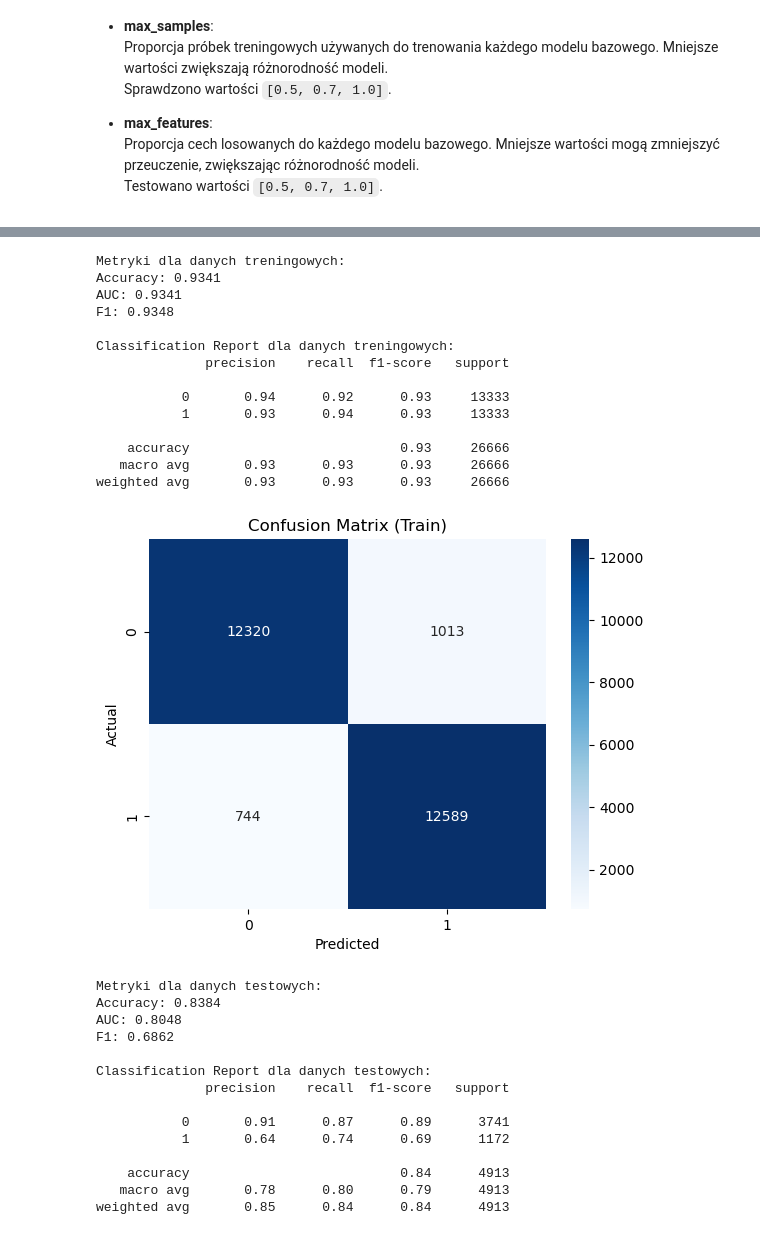
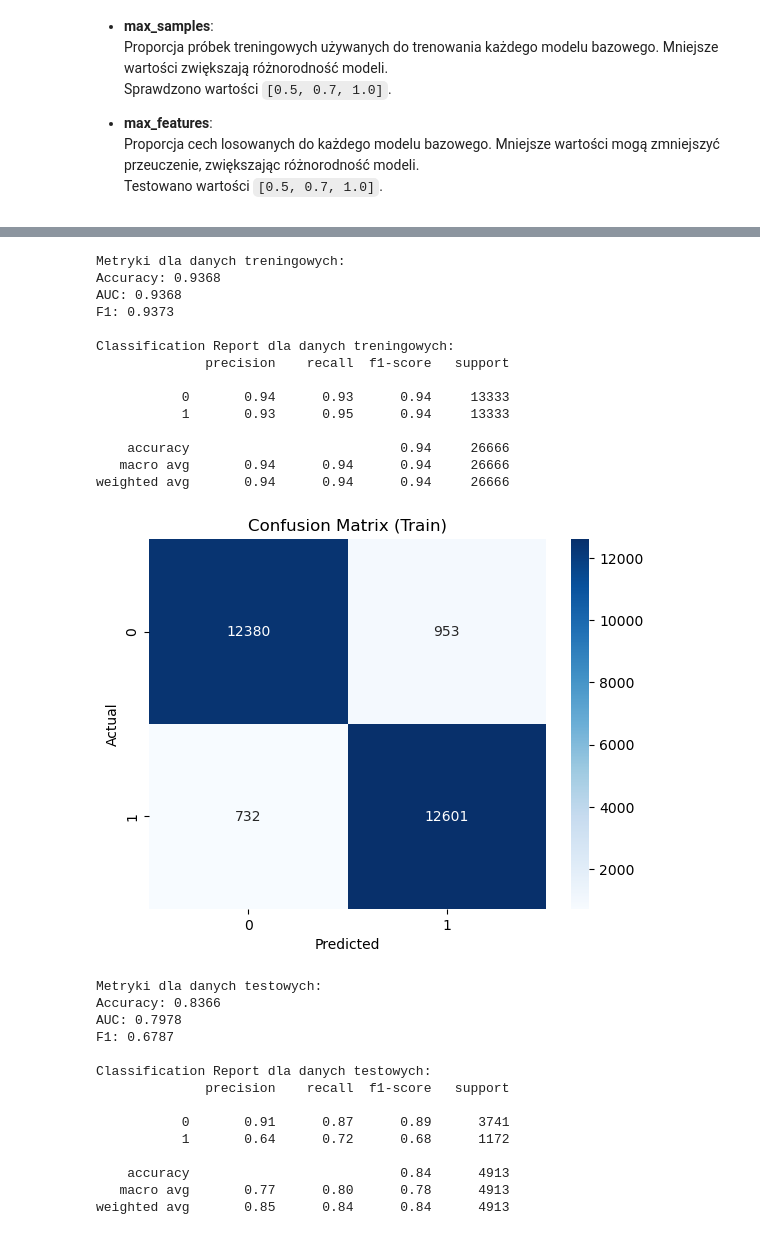
Before and after one commit to adrianzyla/annual_income_analysis, a Jupyter notebook: annual_income_analysis_ania.ipynb, the cells around one changed output, grey strips where cells are left out. Cells and saved outputs as stored; diff of their text form; code cells hidden in the pictures.

```diff
--- a/annual_income_analysis_ania.ipynb
+++ b/annual_income_analysis_ania.ipynb
@@ -835,9 +839,7 @@ Najlepsze parametry: {'criterion': 'gini', 'max_depth': 20, 'min_samples_leaf':
 Najlepszy wynik: 0.88
 # %%
-best_model = grid_search.best_estimator_
-best_model.fit(X_resampled, y_resampled)
-evaluate_model(best_model, X_resampled, y_resampled, X_test, y_test)
-# test_score = best_model.score(X_test, y_test)
-# print(f"Dokładność na zbiorze testowym: {test_score:0.2f}")
+grid_randomforest = grid_search.best_estimator_
+grid_randomforest.fit(X_resampled, y_resampled)
+evaluate_model(grid_randomforest, X_resampled, y_resampled, X_test, y_test)
 # %% [output]
 Metryki dla danych treningowych:
@@ -942,7 +1007,7 @@ model = BaggingClassifier(random_state=42)
 
 param_grid = {
     'base_estimator': [DecisionTreeClassifier(max_depth=20, min_samples_split=10, min_samples_leaf=5)],
-    'n_estimators': [3, 5, 10, 20, 30, 50, 100],
+    'n_estimators': [3, 5, 10, 20, 30],
     'max_samples': [0.5, 0.7, 1.0],
     'max_features': [0.5, 0.7, 1.0],
 }
@@ -991,35 +1056,35 @@ Najlepsze parametry: {'base_estimator': DecisionTreeClassifier(max_depth=20, min
 Najlepszy wynik: 0.88
 # %%
-best_model = grid_search.best_estimator_
-best_model.fit(X_resampled, y_resampled)
-evaluate_model(best_model, X_resampled, y_resampled, X_test, y_test)
+grid_bagging = grid_search.best_estimator_
+grid_bagging.fit(X_resampled, y_resampled)
+evaluate_model(grid_bagging, X_resampled, y_resampled, X_test, y_test)
 # %% [output]
 Metryki dla danych treningowych:
-Accuracy: 0.9341
-AUC: 0.9341
-F1: 0.9348
+Accuracy: 0.9368
+AUC: 0.9368
+F1: 0.9373
 
 Classification Report dla danych treningowych:
               precision    recall  f1-score   support
 
-           0       0.94      0.92      0.93     13333
-           1       0.93      0.94      0.93     13333
+           0       0.94      0.93      0.94     13333
+           1       0.93      0.95      0.94     13333
 
-    accuracy                           0.93     26666
-   macro avg       0.93      0.93      0.93     26666
-weighted avg       0.93      0.93      0.93     26666
+    accuracy                           0.94     26666
+   macro avg       0.94      0.94      0.94     26666
+weighted avg       0.94      0.94      0.94     26666
-[figure, old version]
+[figure, new version]
 Metryki dla danych testowych:
-Accuracy: 0.8384
-AUC: 0.8048
-F1: 0.6862
+Accuracy: 0.8366
+AUC: 0.7978
+F1: 0.6787
 
 Classification Report dla danych testowych:
               precision    recall  f1-score   support
 
            0       0.91      0.87      0.89      3741
-           1       0.64      0.74      0.69      1172
+           1       0.64      0.72      0.68      1172
 
     accuracy                           0.84      4913
-   macro avg       0.78      0.80      0.79      4913
+   macro avg       0.77      0.80      0.78      4913
 weighted avg       0.85      0.84      0.84      4913
```
Also changed, not shown: parts of 16 cells of this notebook, 1 other file.
